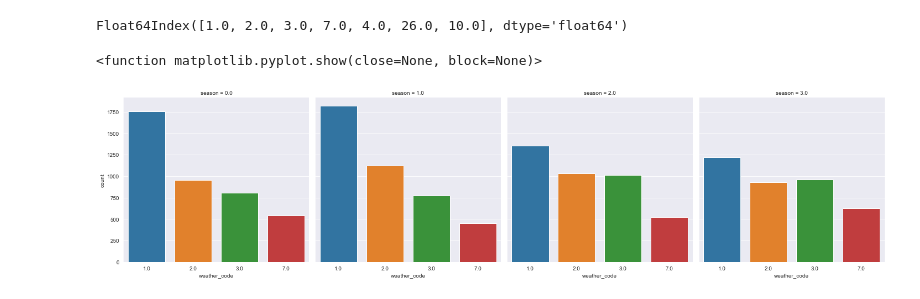
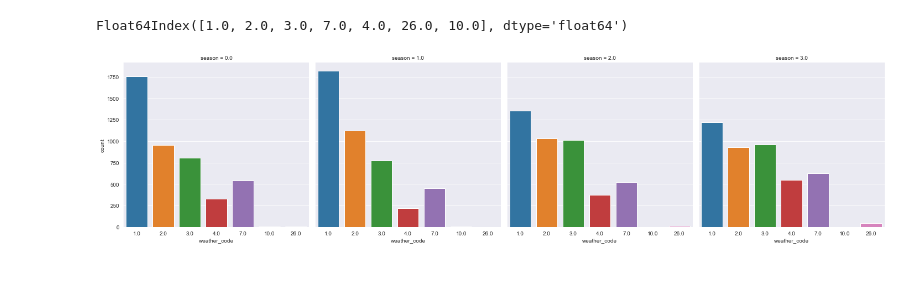
Before and after one commit to Ahmet-Burhan/Data_Science, a Jupyter notebook: Projects/Mini Project DW/DV_capstone_project.ipynb, the cells around one changed output. Drawn from its saved outputs; the diff is of its cells as text; code cells hidden in the pictures.

```diff
--- a/Projects/Mini Project DW/DV_capstone_project.ipynb
+++ b/Projects/Mini Project DW/DV_capstone_project.ipynb
@@ -363,10 +350,9 @@ p
 Float64Index([1.0, 2.0, 3.0, 7.0, 4.0, 26.0, 10.0], dtype='float64')
 # %%
 
-sns.catplot(x="weather_code",kind="count",col="season",order=a,data=bulut[bulut.weather_code.notnull()])
-plt.show
+sns.catplot(x="weather_code",kind="count",col="season",data=bulut[bulut.weather_code.notnull()])
+plt.show()
 # %% [output]
-<function matplotlib.pyplot.show(close=None, block=None)>
-[figure, old version]
+[figure, new version]
 # %%
 # with catplot
```
Also changed, not shown: parts of 16 cells of this notebook, 12 other files.
